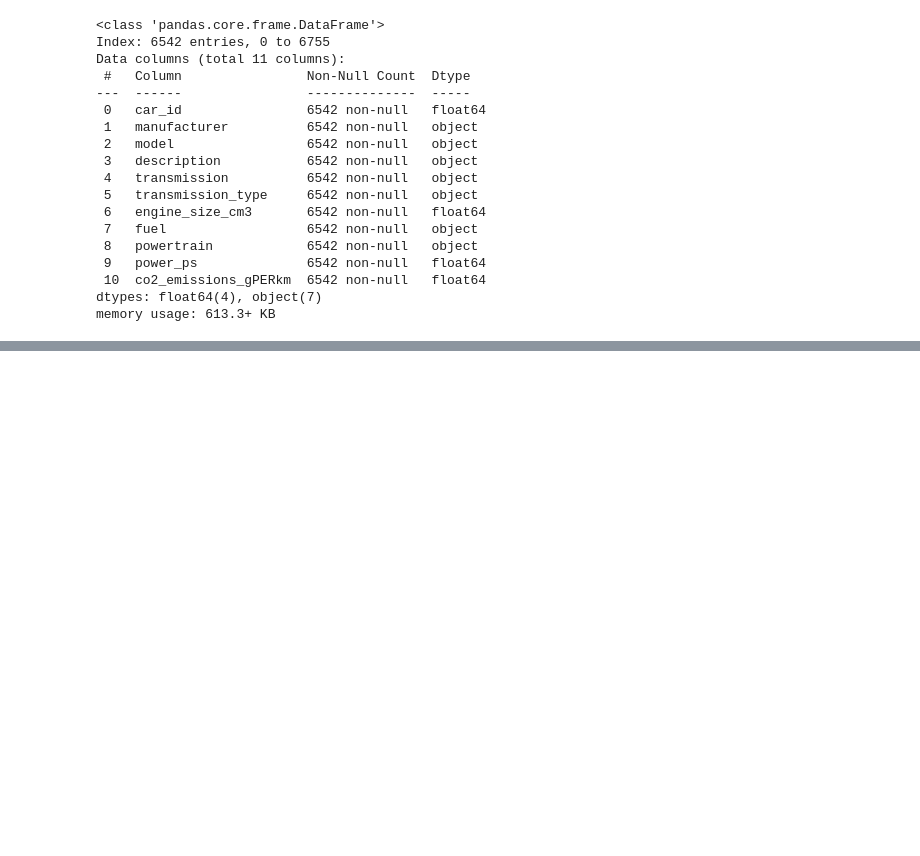
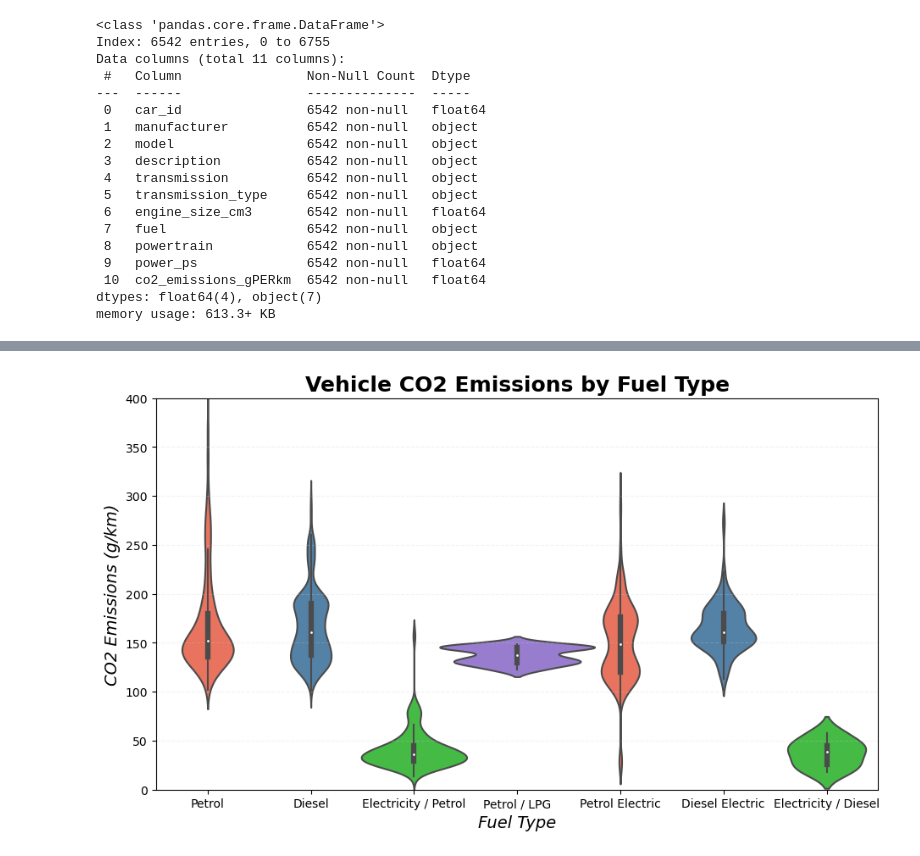
Before and after one commit to TheBoognish138/project_1_group_06, a Jupyter notebook: Gunelq/vehicle_emissions_EDA_Gunelq.ipynb, the cells around one changed output, grey strips where cells are left out. Cells and saved outputs as stored; diff of their text form; code cells hidden in the pictures; blank space fills up the shorter version.

```diff
--- a/Gunelq/vehicle_emissions_EDA_Gunelq.ipynb
+++ b/Gunelq/vehicle_emissions_EDA_Gunelq.ipynb
@@ -136,0 +174,28 @@ memory usage: 613.3+ KB
+# %%
+
+# Get the data
+data = df_emissions_clean
+
+# Define a custom color palette
+colors = ["#FF6347", "#4682B4", "#32CD32", "#9370DB"]
+
+# Create the plot
+plt.figure(figsize=(11, 6))
+sns.violinplot(data=data, x="fuel", y="co2_emissions_gPERkm", width=1.5, palette=colors, alpha=0.7)
+
+# Customizations
+plt.xlabel("Fuel Type", fontstyle="italic", fontsize=14)
+plt.ylabel("CO2 Emissions (g/km)", fontstyle="italic", fontsize=14)
+plt.title("Vehicle CO2 Emissions by Fuel Type", fontsize=18, fontweight="bold")
+plt.ylim(0, 400)
+
+# Add grid with light grey color and dashed lines
+plt.grid(color="lightgrey", axis="y", linestyle="--", alpha=0.25)
+
+# Add annotations or data labels if needed
+# Example: plt.text(x, y, "Label", fontsize=12, color='black', ha='center')
+
+# Show the plot
+plt.show()
+# %% [output]
+[figure, added]
```
Also changed, not shown: parts of 9 cells of this notebook, 1 other file.
